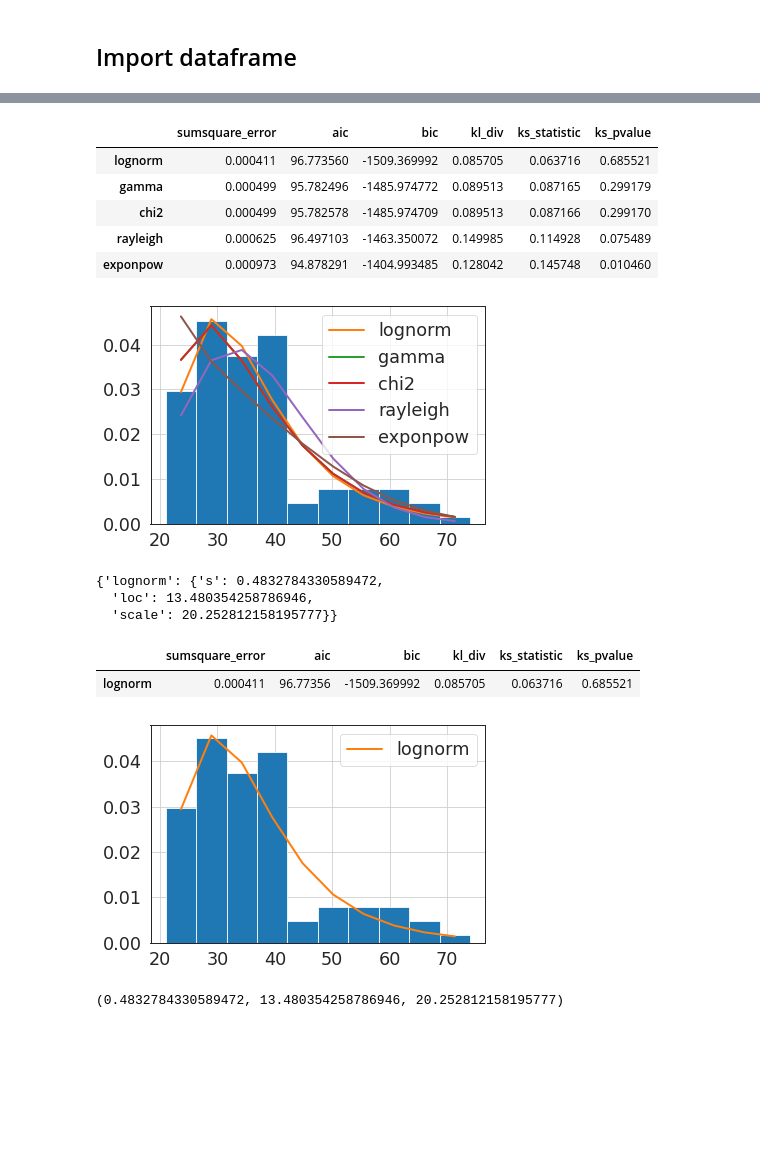
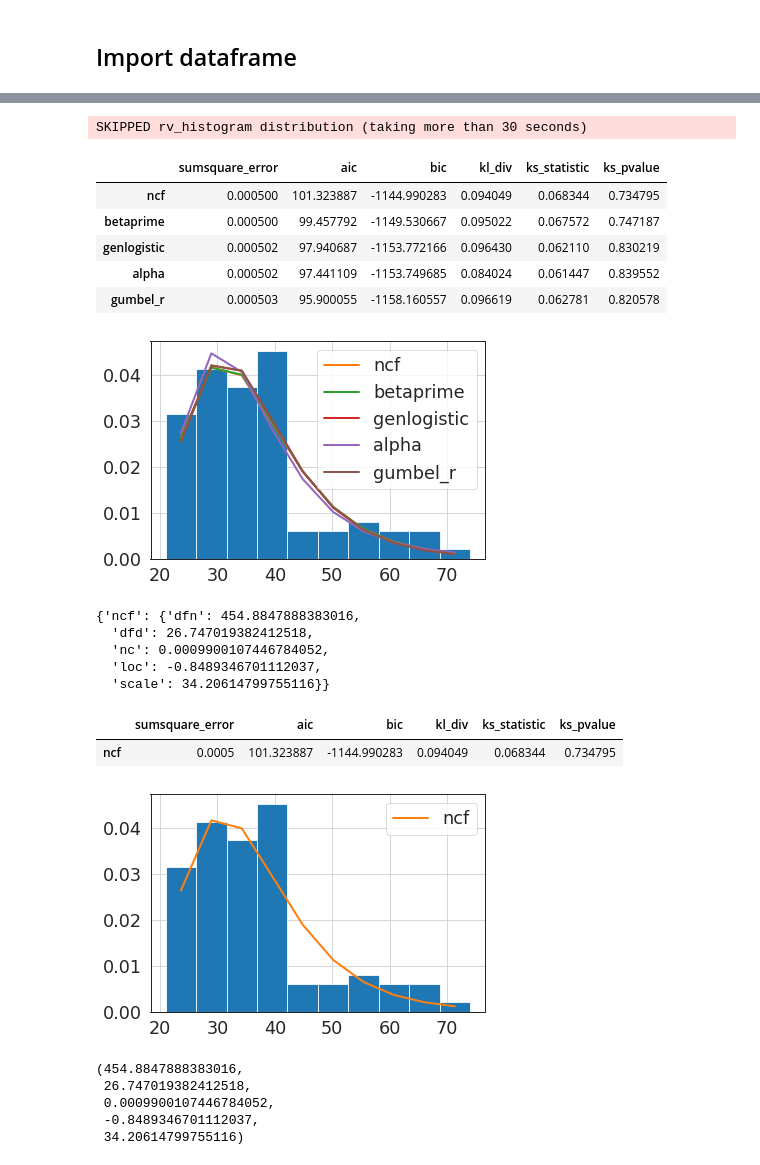
Before and after one commit to redhat-et/optimal-stopping-point-tool, a Jupyter notebook: notebooks/test_distributions.ipynb, the cells around one changed output, grey strips where cells are left out. Saved outputs shown, nothing was run; the diff lists cells and outputs as text; code cells hidden in the pictures; blank space fills up the shorter version.

```diff
--- a/notebooks/test_distributions.ipynb
+++ b/notebooks/test_distributions.ipynb
@@ -18,6 +18,6 @@ from fitter import Fitter, get_common_distributions, get_distributions
 # %% [markdown]
 ## Import dataframe
 # %%
-passing_df = pd.read_csv('../data/processed/passing_test.csv')
-failing_df = pd.read_csv('../data/processed/failures_test.csv')
+passing_train = pd.read_csv('../data/processed/passing_train.csv')
+failing_train = pd.read_csv('../data/processed/failing_train.csv')
 # %%
@@ -48,0 +53,5 @@ sns.displot(data=failing_df, x="run_duration", kind="hist", bins = 10, aspect =
+# %%
+# Distribution of values of failing run duration
+sns.set_style('white')
+sns.set_context("paper", font_scale = 2)
+sns.displot(data=failing_train, x="run_duration", kind="hist", bins = 10, aspect = 3)
@@ -88,3 +102,4 @@ f_params
 # %%
 # create a separate set of values for the passing run times.
-pass_run_duration = passing_df.run_duration.values
+pass_run_duration = passing_train.run_duration.values
+pass_run_duration
@@ -90,0 +115,5 @@ pass_run_duration = passing_df.run_duration.values
+# %%
+# Distribution of values of passing run duration
+sns.set_style('white')
+sns.set_context("paper", font_scale = 2)
+sns.displot(data=passing_train, x="run_duration", kind="hist", bins = 10, aspect = 3)
@@ -91,24 +123,27 @@ pass_run_duration = passing_df.run_duration.values
 # %%
 p = Fitter(pass_run_duration,
-           distributions=get_common_distributions(), bins =10)
+           distributions=get_distributions(), bins =10)
 p.fit()
 p.summary()
 # %% [output]
+SKIPPED rv_histogram distribution (taking more than 30 seconds)
 |  | sumsquare_error | aic | bic | kl_div | ks_statistic | ks_pvalue |
-| lognorm | 0.000411 | 96.773560 | -1509.369992 | 0.085705 | 0.063716 | 0.685521 |
-| gamma | 0.000499 | 95.782496 | -1485.974772 | 0.089513 | 0.087165 | 0.299179 |
-| chi2 | 0.000499 | 95.782578 | -1485.974709 | 0.089513 | 0.087166 | 0.299170 |
-| rayleigh | 0.000625 | 96.497103 | -1463.350072 | 0.149985 | 0.114928 | 0.075489 |
-| exponpow | 0.000973 | 94.878291 | -1404.993485 | 0.128042 | 0.145748 | 0.010460 |
+| ncf | 0.000500 | 101.323887 | -1144.990283 | 0.094049 | 0.068344 | 0.734795 |
+| betaprime | 0.000500 | 99.457792 | -1149.530667 | 0.095022 | 0.067572 | 0.747187 |
+| genlogistic | 0.000502 | 97.940687 | -1153.772166 | 0.096430 | 0.062110 | 0.830219 |
+| alpha | 0.000502 | 97.441109 | -1153.749685 | 0.084024 | 0.061447 | 0.839552 |
+| gumbel_r | 0.000503 | 95.900055 | -1158.160557 | 0.096619 | 0.062781 | 0.820578 |
-[figure, old version]
+[figure, new version]
 # %%
 # find the best passing distribution
 best_passing_dist = p.get_best(method = 'sumsquare_error')
 best_passing_dist
 # %% [output]
-{'lognorm': {'s': 0.4832784330589472,
-  'loc': 13.480354258786946,
-  'scale': 20.252812158195777}}
+{'ncf': {'dfn': 454.8847888383016,
+  'dfd': 26.747019382412518,
+  'nc': 0.0009900107446784052,
+  'loc': -0.8489346701112037,
+  'scale': 34.20614799755116}}
 # %%
 p = Fitter(pass_run_duration,
            distributions=best_passing_dist, bins =10)
@@ -116,8 +151,8 @@ p.fit()
 p.summary()
 # %% [output]
 |  | sumsquare_error | aic | bic | kl_div | ks_statistic | ks_pvalue |
-| lognorm | 0.000411 | 96.77356 | -1509.369992 | 0.085705 | 0.063716 | 0.685521 |
+| ncf | 0.0005 | 101.323887 | -1144.990283 | 0.094049 | 0.068344 | 0.734795 |
-[figure, old version]
+[figure, new version]
 # %%
 p_dist = list(best_passing_dist.keys())[0]
 # %%
@@ -125,7 +160,11 @@ p_dist = list(best_passing_dist.keys())[0]
 p_params = p.fitted_param[p_dist]
 p_params
 # %% [output]
-(0.4832784330589472, 13.480354258786946, 20.252812158195777)
+(454.8847888383016,
+ 26.747019382412518,
+ 0.0009900107446784052,
+ -0.8489346701112037,
+ 34.20614799755116)
 # %%
 ### Next steps: Caluculate the OSP
 # %%
```
Also changed, not shown: parts of 12 cells of this notebook, 1 other file.
